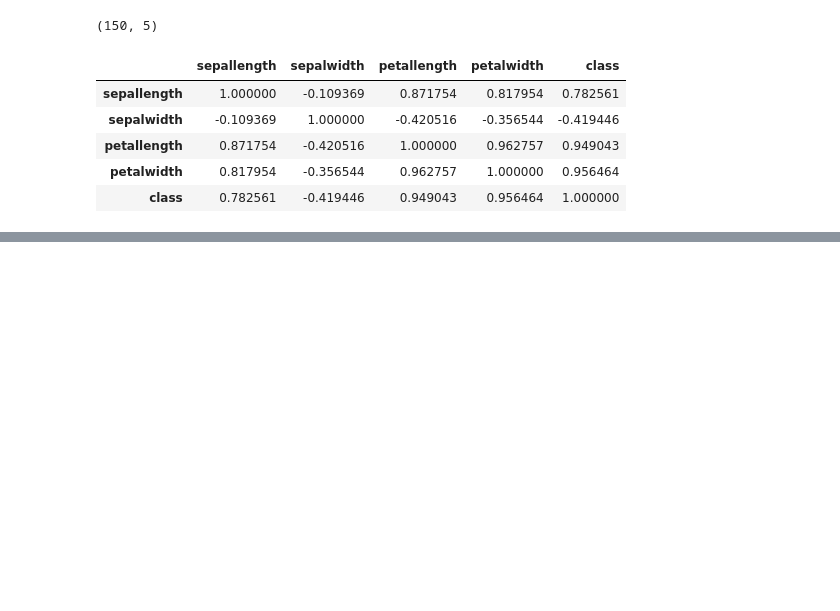
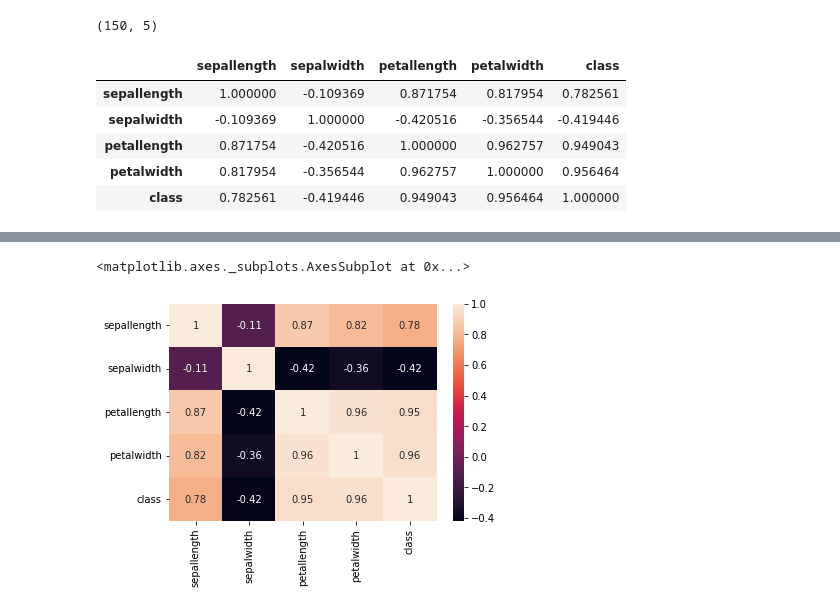
Before and after one commit to coodjet/Machine-Learning-stages, a Jupyter notebook: EDA.ipynb, the cells around one changed output, grey strips where cells are left out. Drawn from its saved outputs; the diff is of its cells as text; code cells hidden in the pictures; blank space fills up the shorter version.

```diff
--- a/EDA.ipynb
+++ b/EDA.ipynb
@@ -109,0 +119,5 @@ df.corr()
+# %%
+sns.heatmap(co, annot=True)
+# %% [output]
+<matplotlib.axes._subplots.AxesSubplot at 0x...>
+[figure, added]
```
Also changed, not shown: parts of 6 cells of this notebook.
